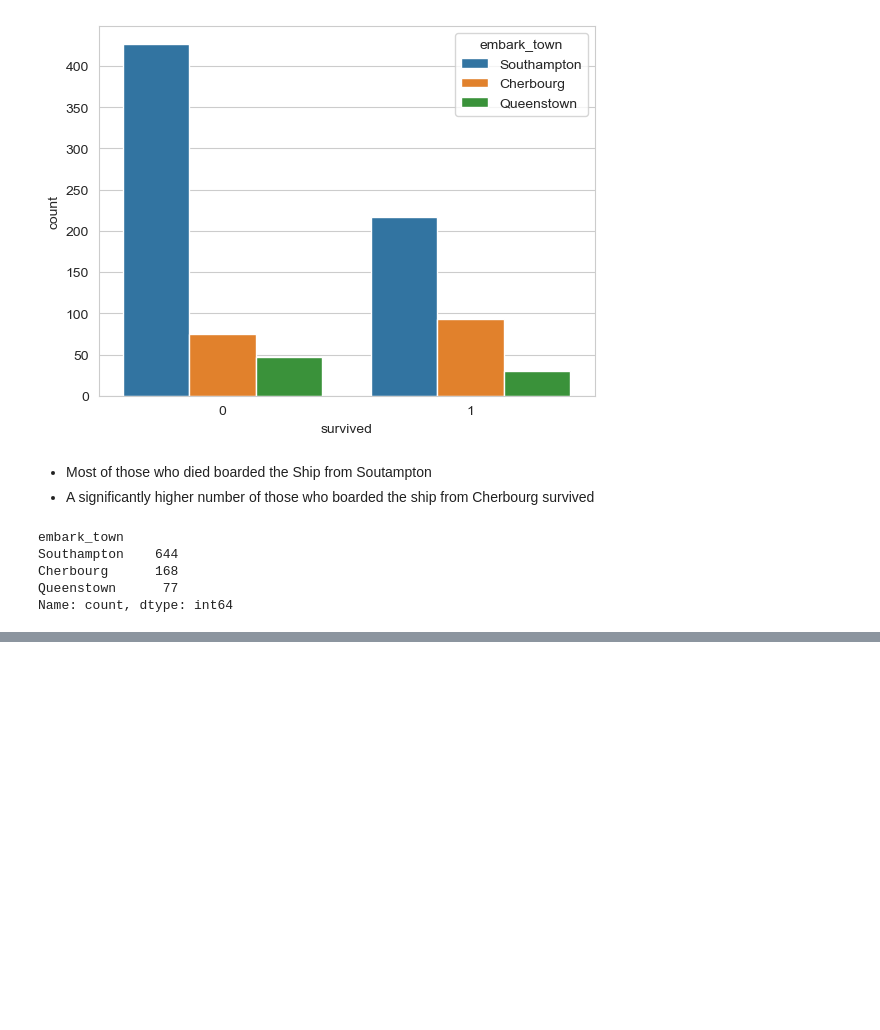
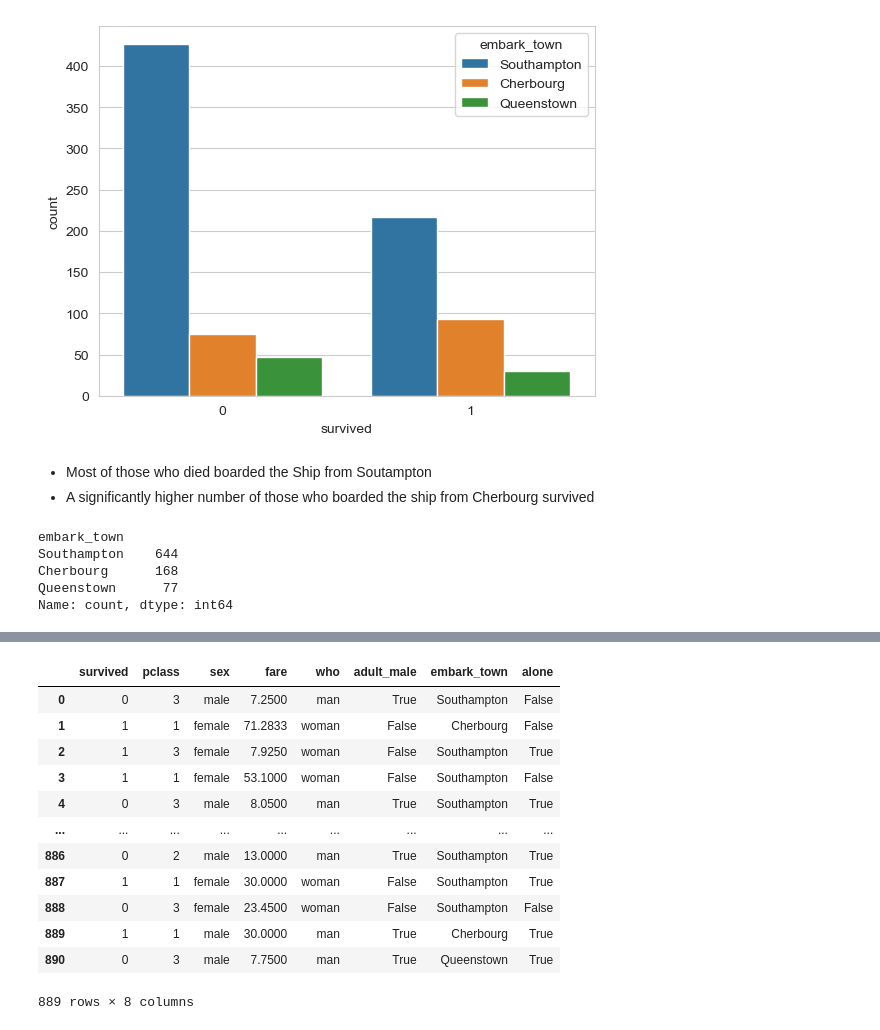
Before and after one commit to kin-yao/udemyy-python, a Jupyter notebook: Logistic_Regression.ipynb, the cells around one changed output, grey strips where cells are left out. Cells and saved outputs as stored; diff of their text form; code cells hidden in the pictures; blank space fills up the shorter version.

```diff
--- a/Logistic_Regression.ipynb
+++ b/Logistic_Regression.ipynb
@@ -267,0 +314,18 @@ Name: count, dtype: int64
+# %%
+df.drop(["sibsp", "age", "parch"], axis = 1, inplace = True)
+# %%
+df
+# %% [output]
+|  | survived | pclass | sex | fare | who | adult_male | embark_town | alone |
+| 0 | 0 | 3 | male | 7.2500 | man | True | Southampton | False |
+| 1 | 1 | 1 | female | 71.2833 | woman | False | Cherbourg | False |
+| 2 | 1 | 3 | female | 7.9250 | woman | False | Southampton | True |
+| 3 | 1 | 1 | female | 53.1000 | woman | False | Southampton | False |
+| 4 | 0 | 3 | male | 8.0500 | man | True | Southampton | True |
+| ... | ... | ... | ... | ... | ... | ... | ... | ... |
+| 886 | 0 | 2 | male | 13.0000 | man | True | Southampton | True |
+| 887 | 1 | 1 | female | 30.0000 | woman | False | Southampton | True |
+| 888 | 0 | 3 | female | 23.4500 | woman | False | Southampton | False |
+| 889 | 1 | 1 | male | 30.0000 | man | True | Cherbourg | True |
+| 890 | 0 | 3 | male | 7.7500 | man | True | Queenstown | True |
+889 rows × 8 columns
```
Also changed, not shown: parts of 13 cells of this notebook.
